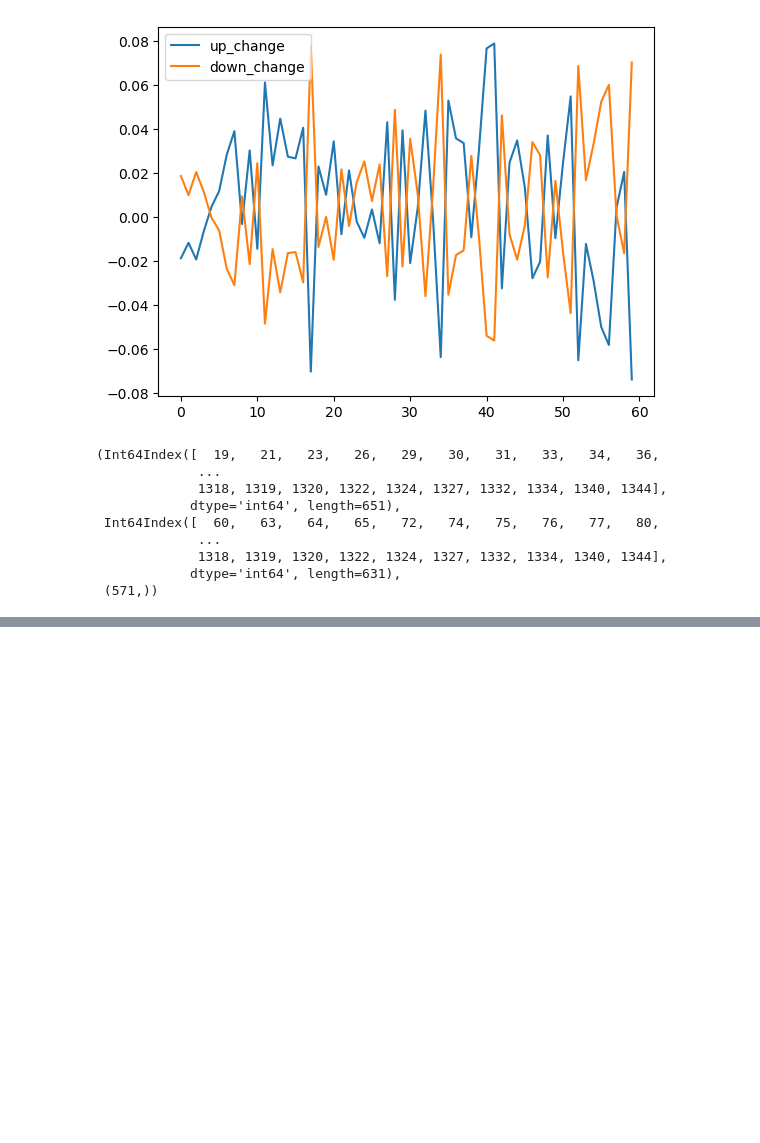
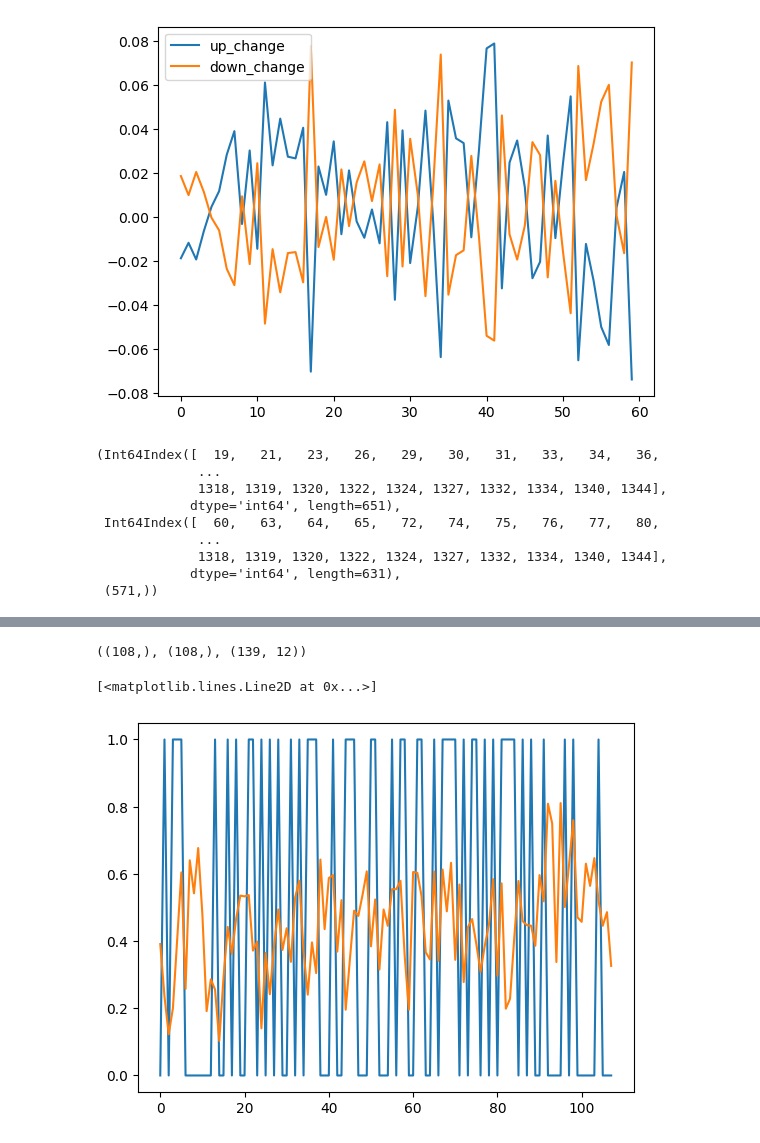
Before and after one commit to kylin-zhou/quant, a Jupyter notebook: notebook/analyze_001.ipynb, the cells around one changed output, grey strips where cells are left out. Cells and saved outputs as stored; diff of their text form; code cells hidden in the pictures; blank space fills up the shorter version.

Commit message:
update alstm,tcn

```diff
--- a/notebook/analyze_001.ipynb
+++ b/notebook/analyze_001.ipynb
@@ -160,17 +160,38 @@ up_10, up_30, up_90.shape
             dtype='int64', length=631),
  (571,))
 # %%
-train_df = df[df["datetime"] < "20210801"]
-train_data = train_df.drop(["datetime","label"], axis=1).values, train_df["label"].values
 
-valid_df = df[df["datetime"] > "20210801"]
-valid_data = valid_df.drop(["datetime","label"], axis=1).values, valid_df["label"].values
+train_df = df[df["datetime"] < '2020-07-01'].reset_index(drop=True)
+# train_data = train_df.drop(["datetime","label"], axis=1).values, train_df["label"].values
+
+valid_df = df[(df["datetime"] > "2020-07-01") & (df["datetime"] < "2021-01-01")].reset_index(drop=True)
+# valid_data = valid_df.drop(["datetime","label"], axis=1).values, valid_df["label"].values
+
+test_df = df[df["datetime"] > "2022-01-01"].reset_index(drop=True)
+# test_data = test_df.drop(["datetime","label"], axis=1).values, test_df["label"].values
+# %%
+def split_sequences(df, window=30, step=1):
+    X,y = [],[]
+    for i in range(0, df.shape[0]-window-1, step):
+        X.append(df.iloc[i:window+i,:].values)
+        y.append(df.loc[i+window,"label"])
+
+    return np.array(X), np.array(y)
+
+from copy import deepcopy
+train_data = split_sequences(df=deepcopy(train_df.drop(["datetime"], axis=1)))
+valid_data = split_sequences(df=deepcopy(valid_df.drop(["datetime"], axis=1)))
+test_data = split_sequences(df=deepcopy(test_df.drop(["datetime"], axis=1)))
 # %%
+
 sys.path.append("D:/quant")
-from models import LSTMModel, LSTM
+from models import LSTMModel, LSTM, ALSTM, TCN
 
-lstm = LSTM(train_data[0].shape[1])
-lstm.fit(train_data,
+model = ALSTM(d_feat=train_data[0].shape[2], log_path="./")
+model.fit(train_data,
         valid_data,
-        save_path="D:/quant")
+        save_path="D:/quant/checkpoint/model.pt")
+
+preds = model.predict(test_data[0])
+print(preds.shape)
 # %% [output]
@@ -177,0 +216,13 @@ PermissionError: [Errno 13] Permission denied: 'D:/quant'
+# %%
+preds.shape, test_data[1].shape, test_df.shape
+# %% [output]
+((108,), (108,), (139, 12))
+# %%
+import matplotlib.pyplot as plt
+
+plt.plot(range(len(preds)), test_data[1])
+
+plt.plot(range(len(preds)), preds)
+# %% [output]
+[<matplotlib.lines.Line2D at 0x...>]
+[figure, added]
```
Also changed, not shown: parts of 1 cell of this notebook, 6 other files.
